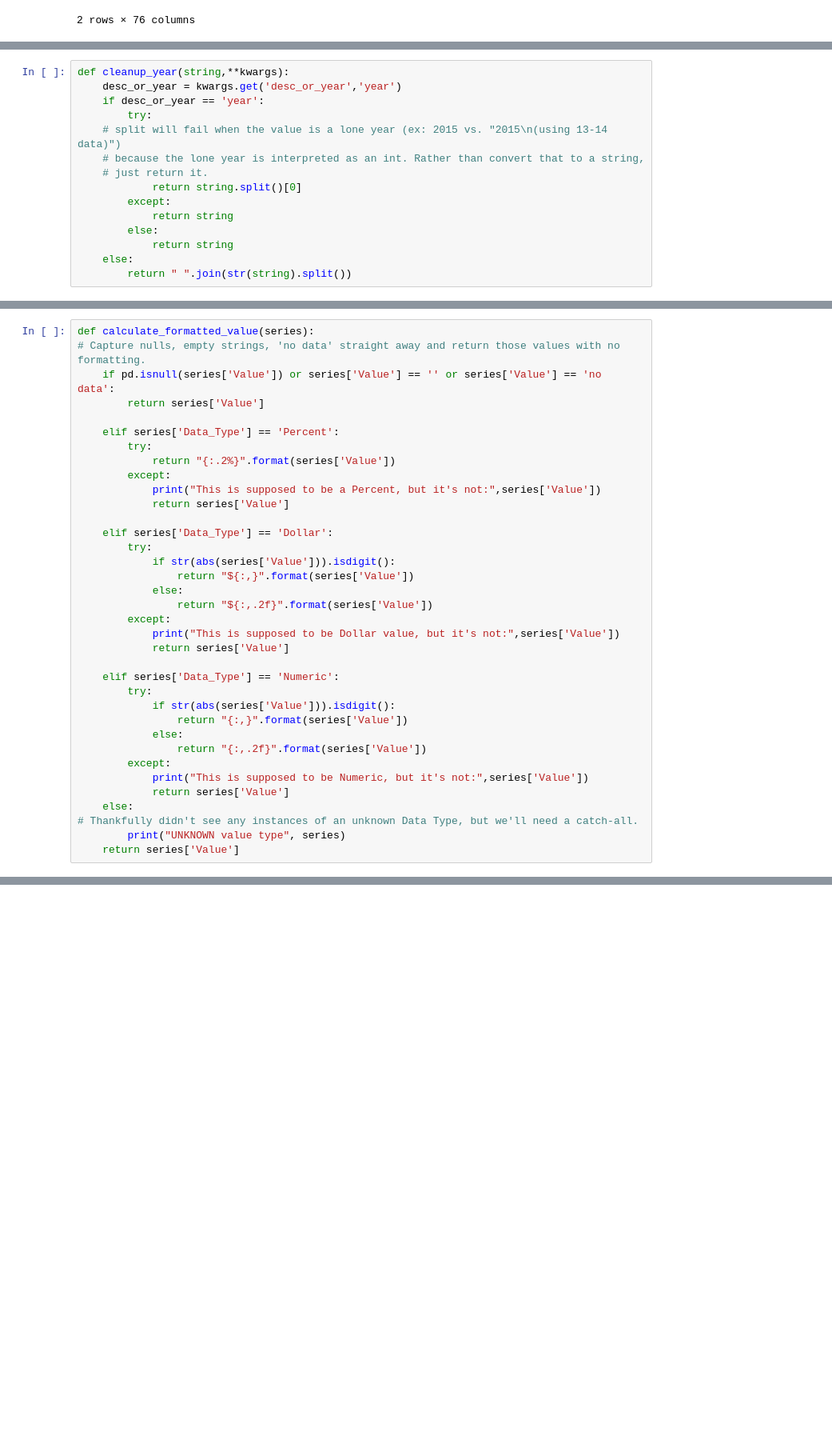
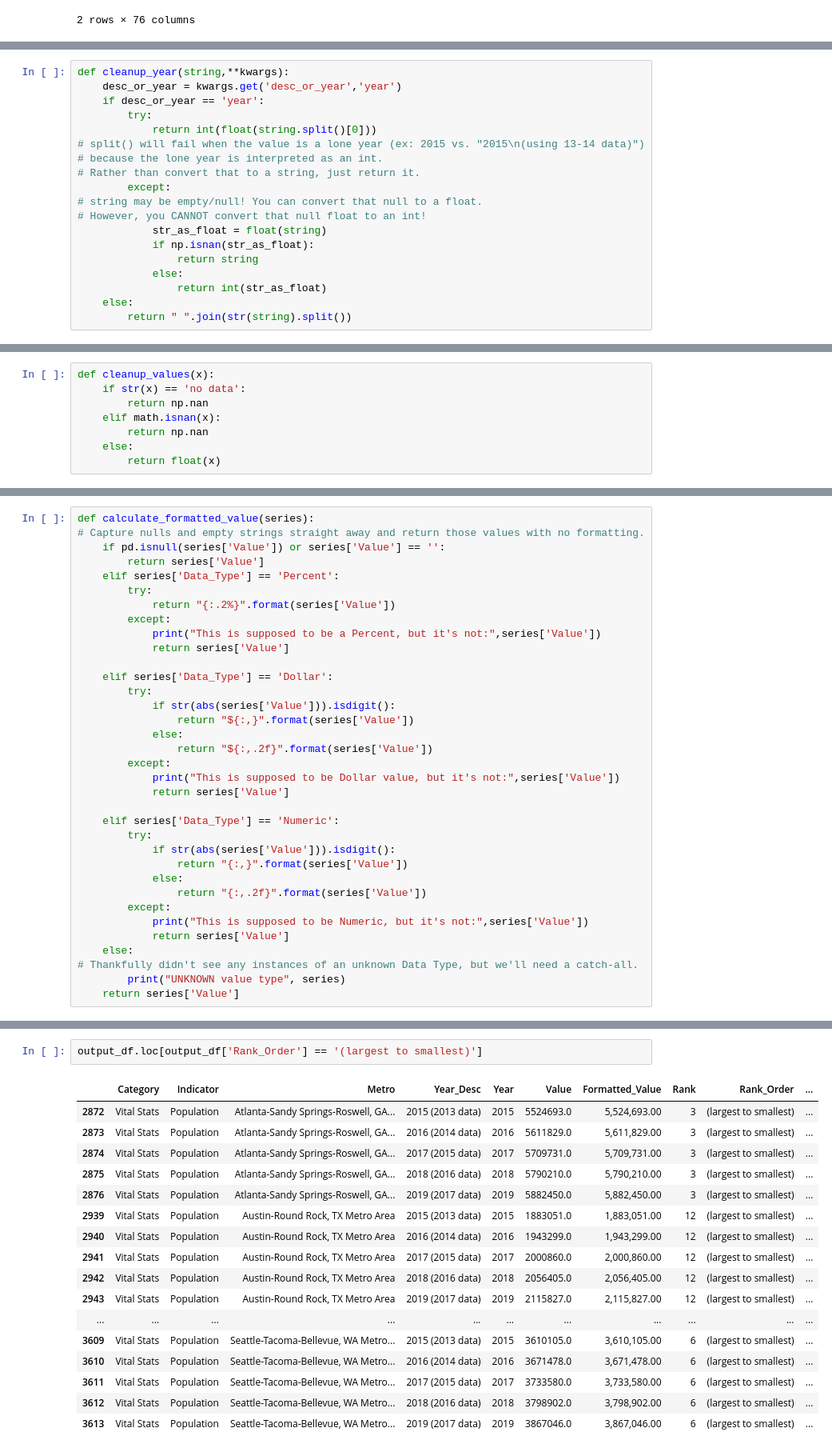
Before and after one commit to iamjeremybe/documents_to_share, a Jupyter notebook: Greater MSP Challenge/Reformat Greater MSP data.ipynb, the cells around one changed output, grey strips where cells are left out. Shown at 80% size. Cells and saved outputs as stored; diff of their text form; blank space fills up the shorter version.

```diff
--- a/Greater MSP Challenge/Reformat Greater MSP data.ipynb
+++ b/Greater MSP Challenge/Reformat Greater MSP data.ipynb
@@ -90,14 +119,18 @@ def cleanup_year(string,**kwargs):
     desc_or_year = kwargs.get('desc_or_year','year')
     if desc_or_year == 'year':
         try:
-    # split will fail when the value is a lone year (ex: 2015 vs. "2015\n(using 13-14 data)")
-    # because the lone year is interpreted as an int. Rather than convert that to a string,
-    # just return it.
-            return string.split()[0]
+            return int(float(string.split()[0]))
+# split() will fail when the value is a lone year (ex: 2015 vs. "2015\n(using 13-14 data)")
+# because the lone year is interpreted as an int.
+# Rather than convert that to a string, just return it.
         except:
-            return string
-        else:
-            return string
+# string may be empty/null! You can convert that null to a float.
+# However, you CANNOT convert that null float to an int!
+            str_as_float = float(string)
+            if np.isnan(str_as_float):
+                return string
+            else:
+                return int(str_as_float)
     else:
         return " ".join(str(string).split())
 # %% [markdown]
@@ -173,2 +219,10 @@ def build_data_type_df(df):
+# %%
+def cleanup_values(x):
+    if str(x) == 'no data':
+        return np.nan
+    elif math.isnan(x):
+        return np.nan
+    else:
+        return float(x)
 # %% [markdown]
 ### Create a formatted value, based on data type
@@ -188,10 +244,9 @@ def build_data_type_df(df):
 * KEEP negative (-) signs
 # %%
 def calculate_formatted_value(series):
-# Capture nulls, empty strings, 'no data' straight away and return those values with no formatting.
-    if pd.isnull(series['Value']) or series['Value'] == '' or series['Value'] == 'no data':
+# Capture nulls and empty strings straight away and return those values with no formatting.
+    if pd.isnull(series['Value']) or series['Value'] == '':
         return series['Value']
-
     elif series['Data_Type'] == 'Percent':
         try:
             return "{:.2%}".format(series['Value'])
@@ -325,0 +622,20 @@ output_df.describe(include='all')
+# %%
+output_df.loc[output_df['Rank_Order'] == '(largest to smallest)']
+# %% [output]
+|  | Category | Indicator | Metro | Year_Desc | Year | Value | Formatted_Value | Rank | Rank_Order | ... |
+| 2872 | Vital Stats | Population | Atlanta-Sandy Springs-Roswell, GA... | 2015 (2013 data) | 2015 | 5524693.0 | 5,524,693.00 | 3 | (largest to smallest) | ... |
+| 2873 | Vital Stats | Population | Atlanta-Sandy Springs-Roswell, GA... | 2016 (2014 data) | 2016 | 5611829.0 | 5,611,829.00 | 3 | (largest to smallest) | ... |
+| 2874 | Vital Stats | Population | Atlanta-Sandy Springs-Roswell, GA... | 2017 (2015 data) | 2017 | 5709731.0 | 5,709,731.00 | 3 | (largest to smallest) | ... |
+| 2875 | Vital Stats | Population | Atlanta-Sandy Springs-Roswell, GA... | 2018 (2016 data) | 2018 | 5790210.0 | 5,790,210.00 | 3 | (largest to smallest) | ... |
+| 2876 | Vital Stats | Population | Atlanta-Sandy Springs-Roswell, GA... | 2019 (2017 data) | 2019 | 5882450.0 | 5,882,450.00 | 3 | (largest to smallest) | ... |
+| 2939 | Vital Stats | Population | Austin-Round Rock, TX Metro Area | 2015 (2013 data) | 2015 | 1883051.0 | 1,883,051.00 | 12 | (largest to smallest) | ... |
+| 2940 | Vital Stats | Population | Austin-Round Rock, TX Metro Area | 2016 (2014 data) | 2016 | 1943299.0 | 1,943,299.00 | 12 | (largest to smallest) | ... |
+| 2941 | Vital Stats | Population | Austin-Round Rock, TX Metro Area | 2017 (2015 data) | 2017 | 2000860.0 | 2,000,860.00 | 12 | (largest to smallest) | ... |
+| 2942 | Vital Stats | Population | Austin-Round Rock, TX Metro Area | 2018 (2016 data) | 2018 | 2056405.0 | 2,056,405.00 | 12 | (largest to smallest) | ... |
+| 2943 | Vital Stats | Population | Austin-Round Rock, TX Metro Area | 2019 (2017 data) | 2019 | 2115827.0 | 2,115,827.00 | 12 | (largest to smallest) | ... |
+| ... | ... | ... | ... | ... | ... | ... | ... | ... | ... | ... |
+| 3609 | Vital Stats | Population | Seattle-Tacoma-Bellevue, WA Metro... | 2015 (2013 data) | 2015 | 3610105.0 | 3,610,105.00 | 6 | (largest to smallest) | ... |
+| 3610 | Vital Stats | Population | Seattle-Tacoma-Bellevue, WA Metro... | 2016 (2014 data) | 2016 | 3671478.0 | 3,671,478.00 | 6 | (largest to smallest) | ... |
+| 3611 | Vital Stats | Population | Seattle-Tacoma-Bellevue, WA Metro... | 2017 (2015 data) | 2017 | 3733580.0 | 3,733,580.00 | 6 | (largest to smallest) | ... |
+| 3612 | Vital Stats | Population | Seattle-Tacoma-Bellevue, WA Metro... | 2018 (2016 data) | 2018 | 3798902.0 | 3,798,902.00 | 6 | (largest to smallest) | ... |
+| 3613 | Vital Stats | Population | Seattle-Tacoma-Bellevue, WA Metro... | 2019 (2017 data) | 2019 | 3867046.0 | 3,867,046.00 | 6 | (largest to smallest) | ... |
```
Also changed, not shown: parts of 70 cells of this notebook, 3 other files.
